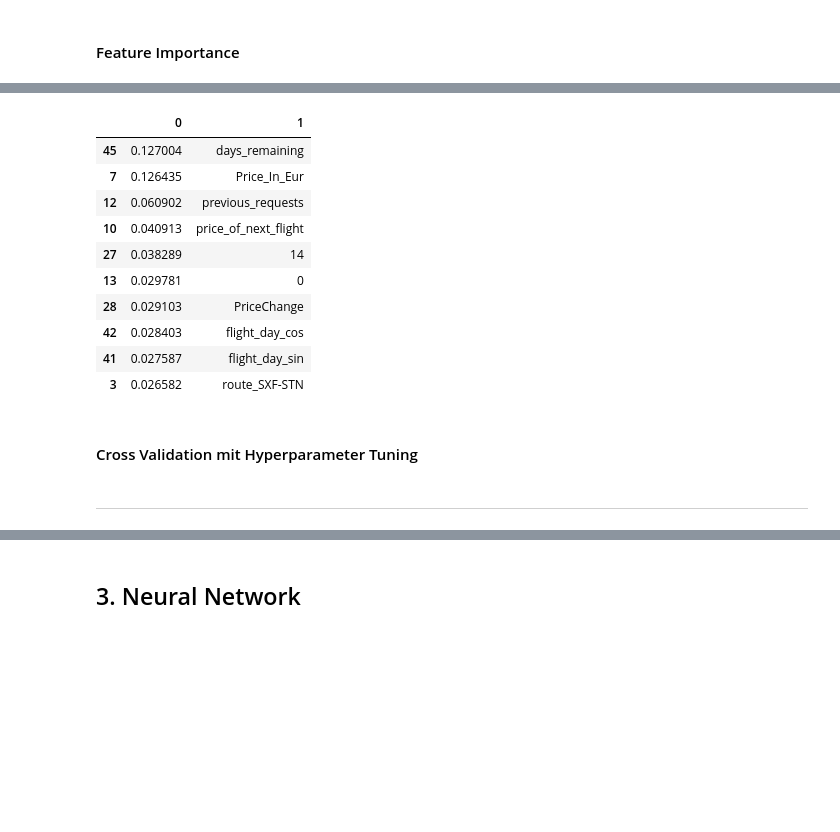
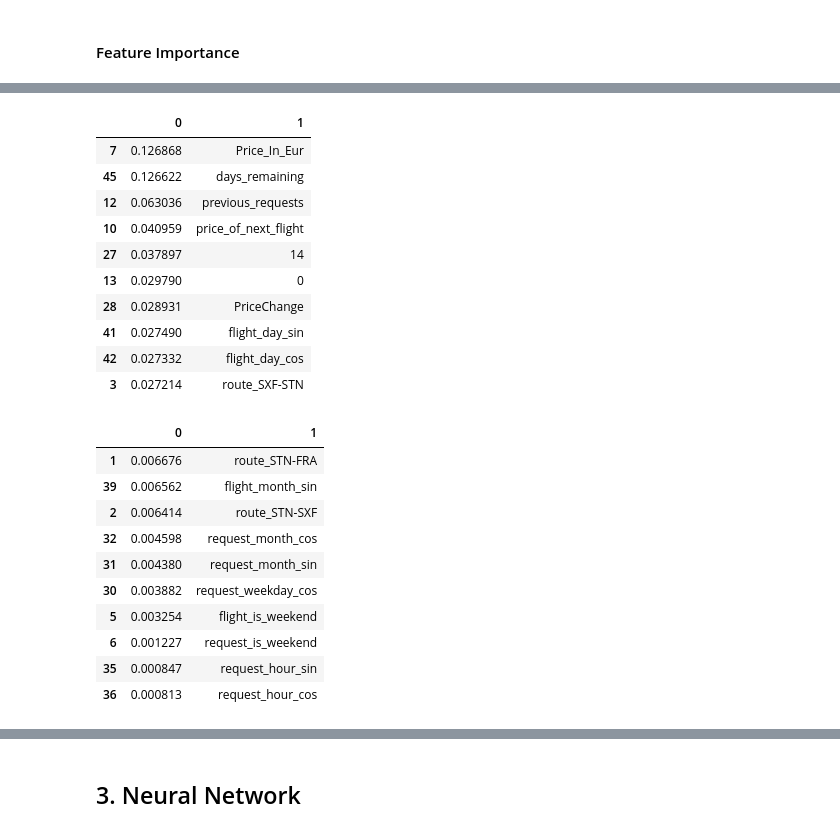
Before and after one commit to max-gmann/DataMiningWaitOrBuy, a Jupyter notebook: Notebooks/3. Model Selection.ipynb, the cells around one changed output, grey strips where cells are left out. Cells and saved outputs as stored; diff of their text form; code cells hidden in the pictures; blank space fills up the shorter version.

```diff
--- a/Notebooks/3. Model Selection.ipynb
+++ b/Notebooks/3. Model Selection.ipynb
@@ -386,0 +397,13 @@ rf_model.best_params_
+# %%
+rf = RandomForestClassifier(class_weight=classWeight, n_jobs=-1)
+
+rf_grid = GridSearchCV(rf,
+                        search_grid,
+                        cv = 5,
+                        verbose=99,
+                        n_jobs = -1,
+                        refit= True)
+
+rf_grid.fit(x_train, y_train)
+
+rf_grid.best_params_
@@ -387,12 +420,14 @@ rf_model.best_params_
 # %%
-new_rf = RandomForestClassifier(n_estimators= 150,
- min_samples_split= 10,
- max_features=0.65,
- max_depth= 32,
- n_jobs=-1,
- bootstrap= False,
- class_weight=classWeight)
+rf_model = RandomForestClassifier(
+    n_estimators= 300,
+    min_samples_split= 10,
+    min_samples_leaf=1,
+    max_features=0.75,
+    max_depth= 70,
+    n_jobs=-1,
+    bootstrap= False,
+    class_weight=classWeight)
 
-new_rf.fit(x_train, y_train)
-evaluate_model(new_rf, x_train, y_train, x_test, y_test, fit=False)
+rf_model.fit(x_train, y_train)
+evaluate_model(rf_model, x_train, y_train, x_test, y_test, fit=False)
 # %% [output]
@@ -442,16 +495,14 @@ plt.savefig('../Ressources/rf_feature_importance.png')
 # %%
-pd.DataFrame(list(zip(new_rf.feature_importances_, x_train.columns))).sort_values(by=[0], ascending=False).head(10)
+pd.DataFrame(list(zip(rf_model.feature_importances_, x_train.columns))).sort_values(by=[0], ascending=False).head(10)
 # %% [output]
 |  | 0 | 1 |
-| 45 | 0.127004 | days_remaining |
-| 7 | 0.126435 | Price_In_Eur |
-| 12 | 0.060902 | previous_requests |
-| 10 | 0.040913 | price_of_next_flight |
-| 27 | 0.038289 | 14 |
-| 13 | 0.029781 | 0 |
-| 28 | 0.029103 | PriceChange |
-| 42 | 0.028403 | flight_day_cos |
-| 41 | 0.027587 | flight_day_sin |
-| 3 | 0.026582 | route_SXF-STN |
+| 7 | 0.126868 | Price_In_Eur |
+| 45 | 0.126622 | days_remaining |
+| 12 | 0.063036 | previous_requests |
+| 10 | 0.040959 | price_of_next_flight |
+| 27 | 0.037897 | 14 |
+| 13 | 0.029790 | 0 |
+| 28 | 0.028931 | PriceChange |
+| 41 | 0.027490 | flight_day_sin |
+| 42 | 0.027332 | flight_day_cos |
+| 3 | 0.027214 | route_SXF-STN |
-# %% [markdown]
-#### Cross Validation mit Hyperparameter Tuning
@@ -480,2 +509,14 @@ print(model.feature_importances_)
-# %% [markdown]
-___
+# %%
+pd.DataFrame(list(zip(rf_model.feature_importances_, x_train.columns))).sort_values(by=[0], ascending=False).tail(10)
+# %% [output]
+|  | 0 | 1 |
+| 1 | 0.006676 | route_STN-FRA |
+| 39 | 0.006562 | flight_month_sin |
+| 2 | 0.006414 | route_STN-SXF |
+| 32 | 0.004598 | request_month_cos |
+| 31 | 0.004380 | request_month_sin |
+| 30 | 0.003882 | request_weekday_cos |
+| 5 | 0.003254 | flight_is_weekend |
+| 6 | 0.001227 | request_is_weekend |
+| 35 | 0.000847 | request_hour_sin |
+| 36 | 0.000813 | request_hour_cos |
```
Also changed, not shown: parts of 61 cells of this notebook, 16 other files.
